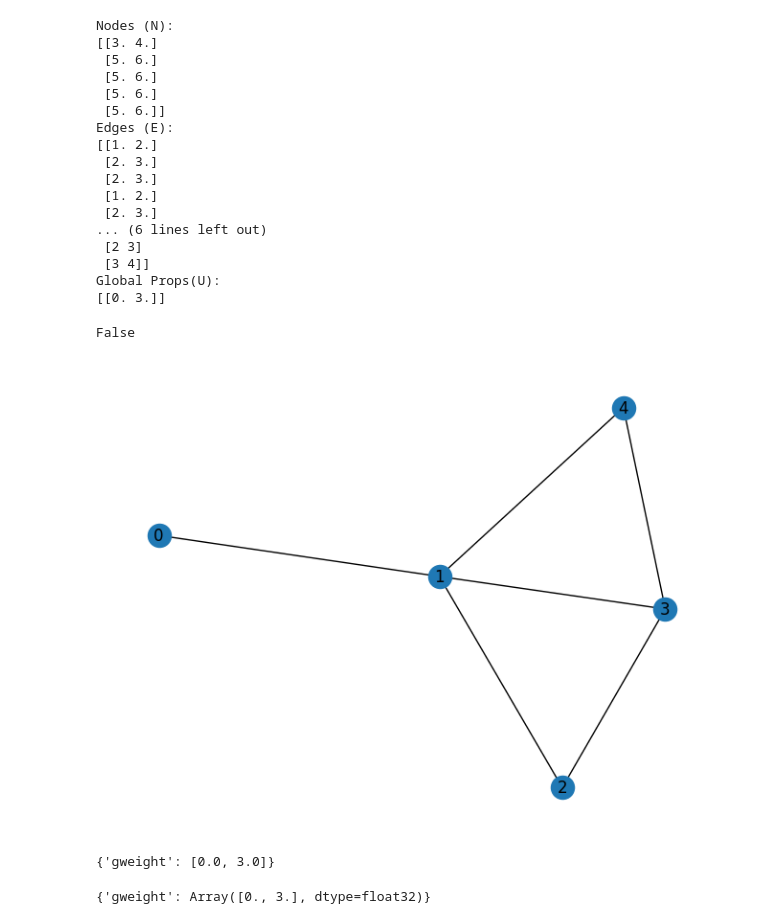
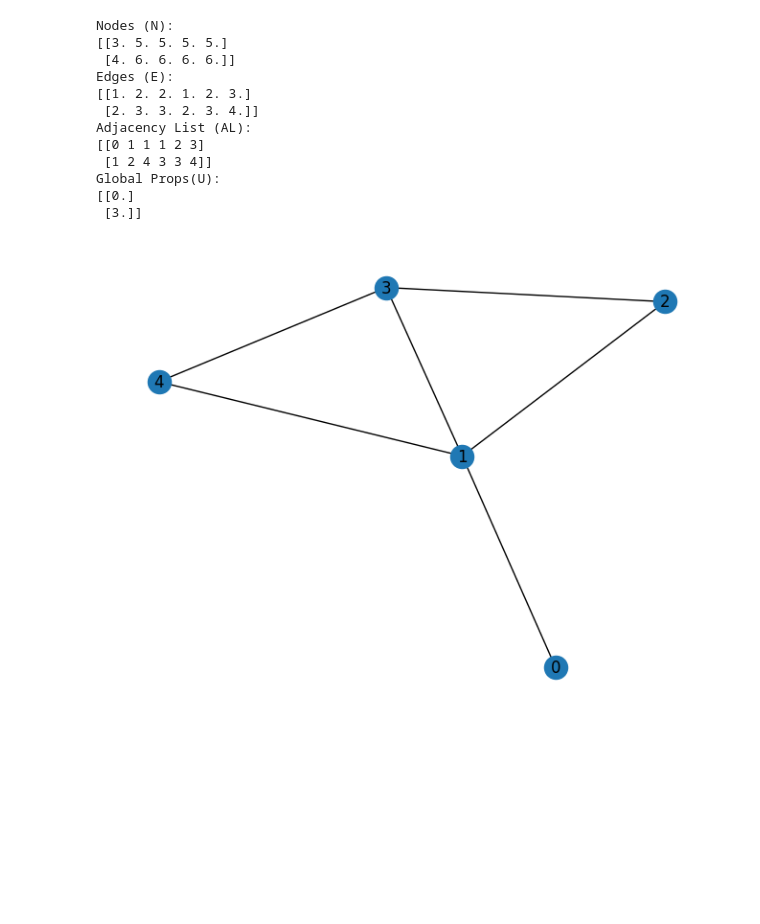
Before and after one commit to paranoidandroid1997/look-at-this-graph, a Jupyter notebook: main.ipynb, the cells around one changed output. Cells and saved outputs as stored; diff of their text form; code cells hidden in the pictures; blank space fills up the shorter version.

```diff
--- a/main.ipynb
+++ b/main.ipynb
@@ -30,7 +32,7 @@ def getNEALU(G):
     E = jnp.array([G.edges[e]["eweight"] for e in G.edges])
     AL = jnp.array([e for e in G.edges])
     U = jnp.array([G.graph[p] for p in G.graph])
-    return N, E, AL, U
+    return N.T, E.T, AL.T, U.T
 
 N, E, AL, U = getNEALU(G)
 print("Nodes (N):")
@@ -43,47 +45,33 @@ print("Global Props(U):")
 print(U)
 # %% [output]
 Nodes (N):
-[[3. 4.]
- [5. 6.]
- [5. 6.]
- [5. 6.]
- [5. 6.]]
+[[3. 5. 5. 5. 5.]
+ [4. 6. 6. 6. 6.]]
 Edges (E):
-[[1. 2.]
- [2. 3.]
- [2. 3.]
- [1. 2.]
- [2. 3.]
-... (6 lines left out)
- [2 3]
- [3 4]]
+[[1. 2. 2. 1. 2. 3.]
+ [2. 3. 3. 2. 3. 4.]]
+Adjacency List (AL):
+[[0 1 1 1 2 3]
+ [1 2 4 3 3 4]]
 Global Props(U):
-[[0. 3.]]
+[[0.]
+ [3.]]
 # %%
 #Function to reconstruct a networkx graph from N,E, AL, U tensors
 def reconstructNEALU(N, E, AL, U):
-    G = nx.Graph(gweight=U[0,:])
+    G = nx.Graph(gweight=U[:,0])
 
-    for i in range(N.shape[0]):
-        G.add_node(i,nweight=N[i,:])
+    for i in range(N.shape[1]):
+        G.add_node(i,nweight=N[:,i])
     G.nodes[1]
-    for i in range(E.shape[0]):
-        N1 = int(AL[i,0])
-        N2 = int(AL[i,1])
-        G.add_edge(N1, N2, eweight=E[i,:])
+    for i in range(E.shape[1]):
+        N1 = int(AL[0,i])
+        N2 = int(AL[1,i])
+        G.add_edge(N1, N2, eweight=E[:,i])
 
     return G
 
 G2 = reconstructNEALU(N, E, AL, U)
 nx.draw(G2, with_labels=True)
 # %% [output]
-False
-[figure, old version]
+[figure, new version]
-# %%
-G.graph
-# %% [output]
-{'gweight': [0.0, 3.0]}
-# %%
-G2.graph
-# %% [output]
-{'gweight': Array([0., 3.], dtype=float32)}
```
Also changed, not shown: parts of 4 cells of this notebook.
